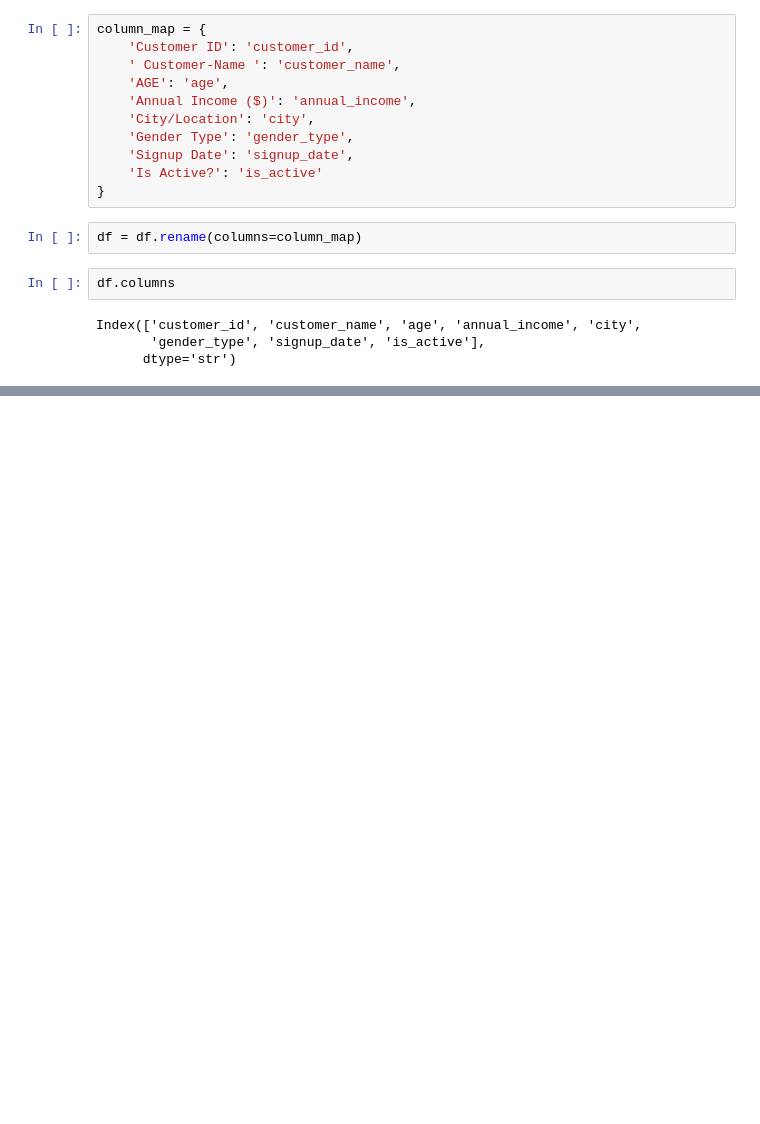
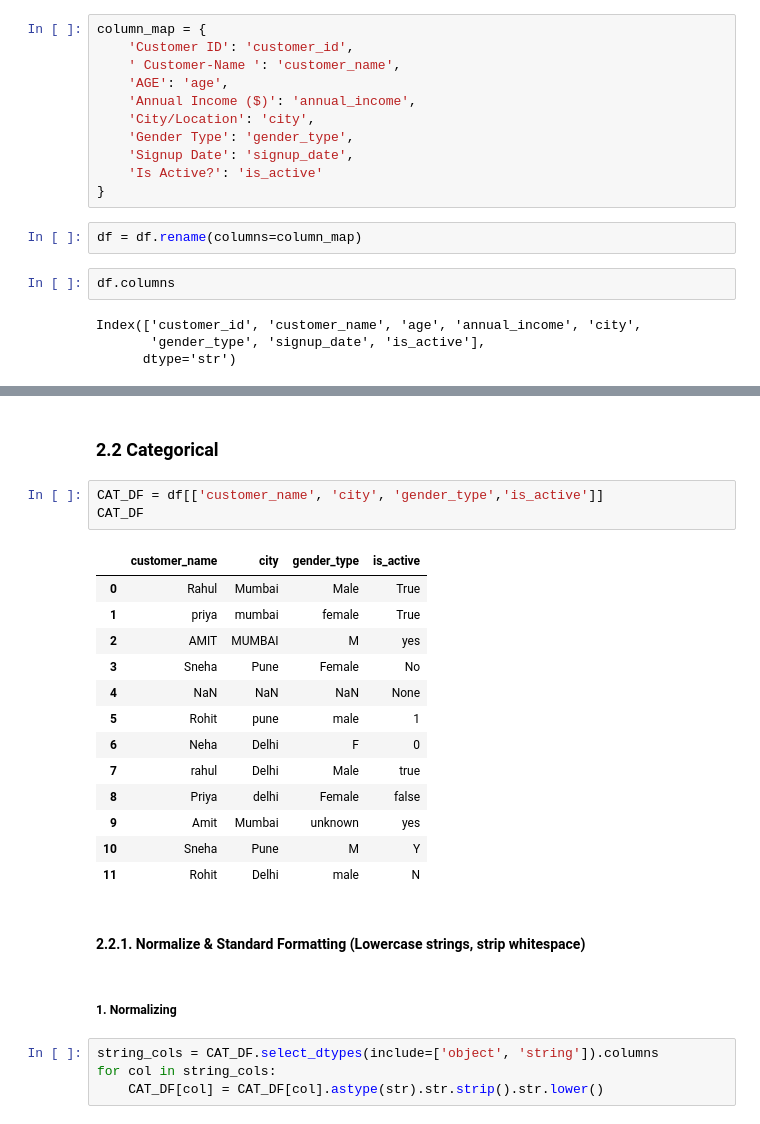
Before and after one commit to Rahul-Shelke-1/SutraML, a Jupyter notebook: research/01_Data_Quality_Correction.ipynb, the cells around one changed output, grey strips where cells are left out. Saved outputs shown, nothing was run; the diff lists cells and outputs as text; blank space fills up the shorter version.

```diff
--- a/research/01_Data_Quality_Correction.ipynb
+++ b/research/01_Data_Quality_Correction.ipynb
@@ -126,0 +191,27 @@ Index(['customer_id', 'customer_name', 'age', 'annual_income', 'city',
+# %% [markdown]
+### 2.2 Categorical
+# %%
+CAT_DF = df[['customer_name', 'city', 'gender_type','is_active']]
+CAT_DF
+# %% [output]
+|  | customer_name | city | gender_type | is_active |
+| 0 | Rahul | Mumbai | Male | True |
+| 1 | priya | mumbai | female | True |
+| 2 | AMIT | MUMBAI | M | yes |
+| 3 | Sneha | Pune | Female | No |
+| 4 | NaN | NaN | NaN | None |
+| 5 | Rohit | pune | male | 1 |
+| 6 | Neha | Delhi | F | 0 |
+| 7 | rahul | Delhi | Male | true |
+| 8 | Priya | delhi | Female | false |
+| 9 | Amit | Mumbai | unknown | yes |
+| 10 | Sneha | Pune | M | Y |
+| 11 | Rohit | Delhi | male | N |
+# %% [markdown]
+#### 2.2.1. Normalize & Standard Formatting (Lowercase strings, strip whitespace)
+# %% [markdown]
+##### 1. Normalizing
+# %%
+string_cols = CAT_DF.select_dtypes(include=['object', 'string']).columns
+for col in string_cols:
+    CAT_DF[col] = CAT_DF[col].astype(str).str.strip().str.lower()
```
Also changed, not shown: parts of 30 cells of this notebook.
